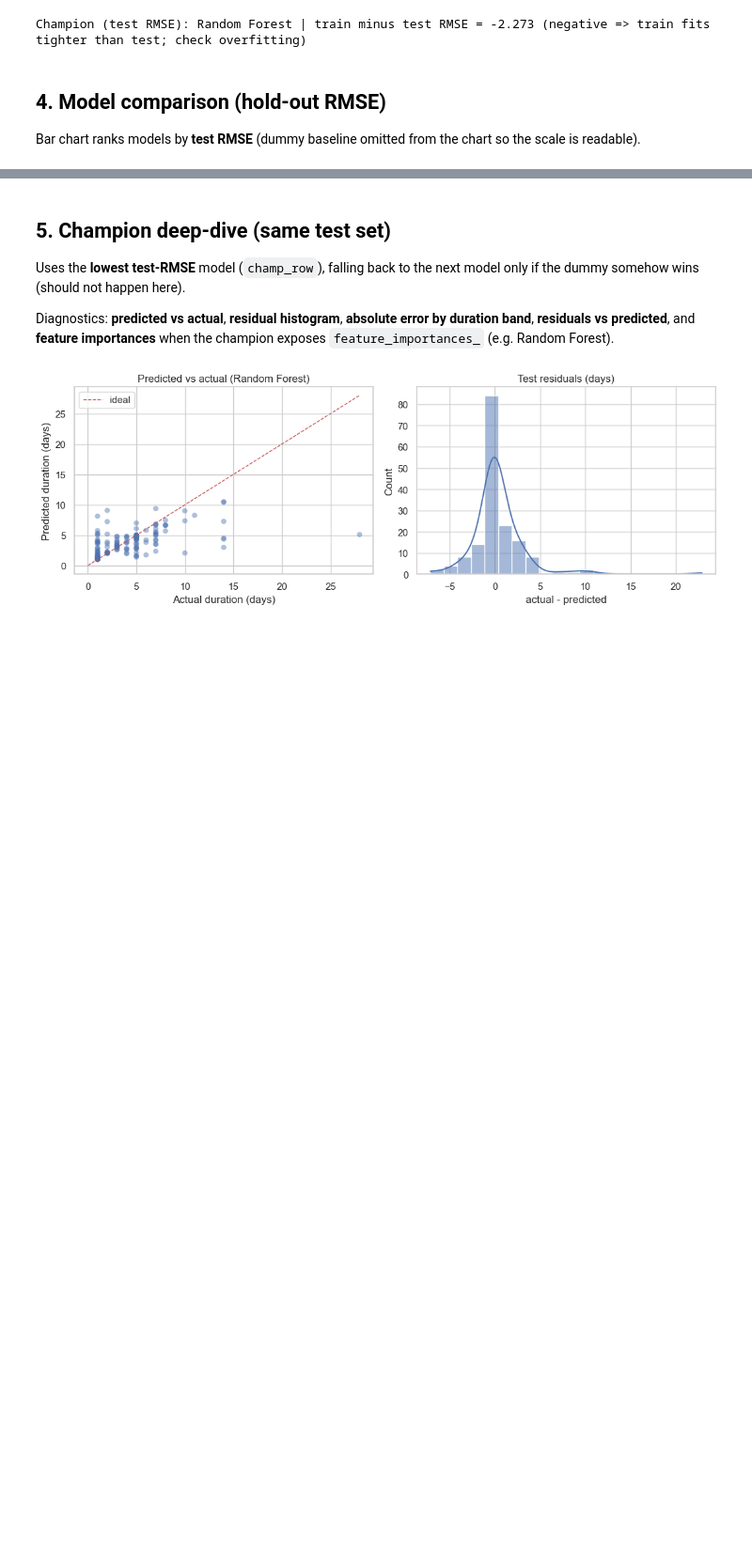
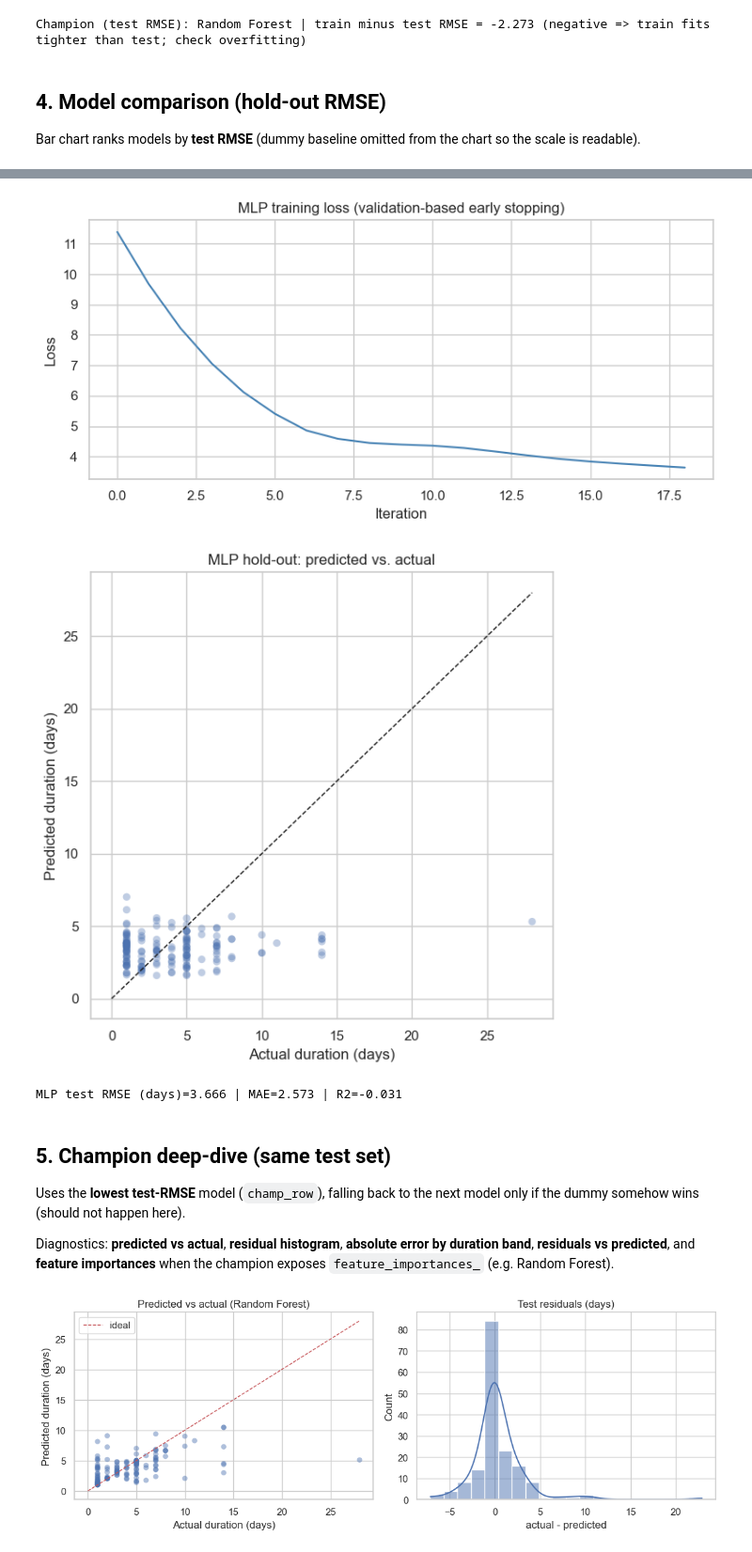
Before and after one commit to Kacem-Trabelsi/machine_learning, a Jupyter notebook: regression_hospital_data _set/02c_Modeling_Hospital.ipynb, the cells around one changed output, grey strips where cells are left out. Shown at 94% size. Saved outputs shown, nothing was run; the diff lists cells and outputs as text; code cells hidden in the pictures; blank space fills up the shorter version.

```diff
--- a/regression_hospital_data _set/02c_Modeling_Hospital.ipynb
+++ b/regression_hospital_data _set/02c_Modeling_Hospital.ipynb
@@ -125,3 +161,43 @@ plt.show()
+# %%
+mlp_name = 'MLP (neural net, scaled)'
+if mlp_name not in trained_models:
+    raise KeyError('Expected MLP in trained_models')
+
+mlp_pipe = trained_models[mlp_name]
+mlp = mlp_pipe.named_steps['mlpregressor']
+
+if hasattr(mlp, 'loss_curve_') and mlp.loss_curve_ is not None:
+    plt.figure(figsize=(8, 4))
+    plt.plot(mlp.loss_curve_, color='steelblue')
+    plt.title('MLP training loss (validation-based early stopping)')
+    plt.xlabel('Iteration')
+    plt.ylabel('Loss')
+    plt.tight_layout()
+    plt.show()
+else:
+    print('No loss_curve_ on this MLP (solver / sklearn version).')
+
+p_te_mlp = mlp_pipe.predict(X_test)
+
+plt.figure(figsize=(6, 6))
+plt.scatter(y_test, p_te_mlp, alpha=0.35, edgecolors='none')
+mx = float(max(y_test.max(), p_te_mlp.max()))
+plt.plot([0, mx], [0, mx], 'k--', lw=1)
+plt.xlabel('Actual duration (days)')
+plt.ylabel('Predicted duration (days)')
+plt.title('MLP hold-out: predicted vs. actual')
+plt.tight_layout()
+plt.show()
+
+row_mlp = benchmarks.loc[benchmarks['Model'] == mlp_name].iloc[0]
+print(
+    f"MLP test RMSE (days)={row_mlp['RMSE test (days)']:.3f} | "
+    f"MAE={row_mlp['MAE test (days)']:.3f} | R2={row_mlp['R2 test']:.3f}"
+)
+# %% [output]
+[figure, added]
+[figure, added]
+MLP test RMSE (days)=3.666 | MAE=2.573 | R2=-0.031
 # %% [markdown]
 ## 5. Champion deep-dive (same test set)
 
```
Also changed, not shown: parts of 9 cells of this notebook, 3 other files.
